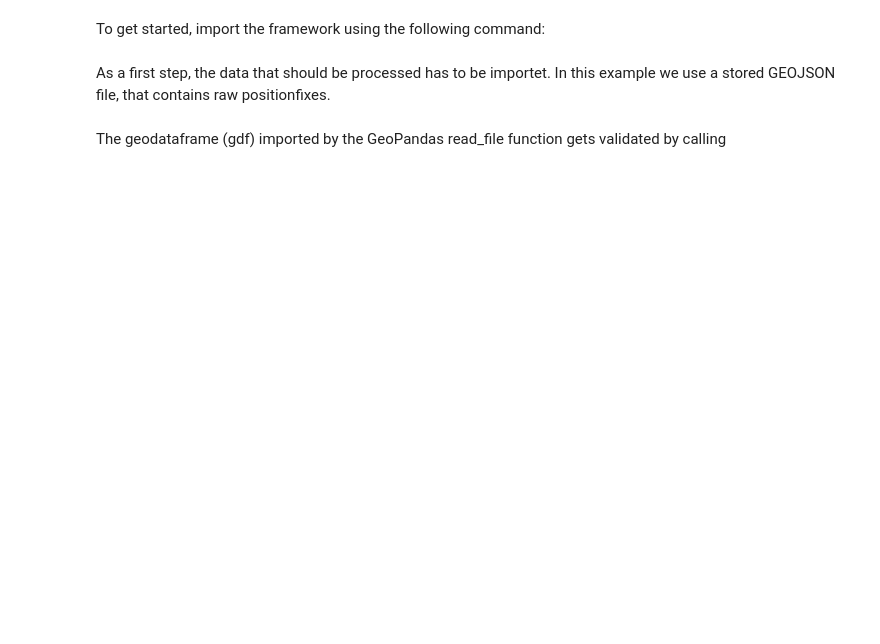
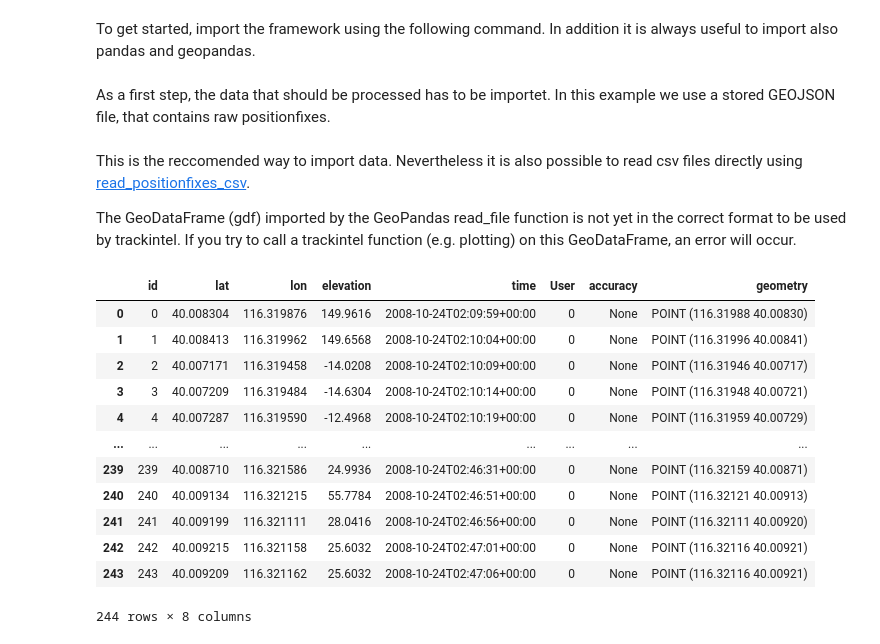
Before and after one commit to mie-lab/trackintel, a Jupyter notebook: examples/trackintel_basic_tutorial.ipynb, the cells around one changed output. Drawn from its saved outputs; the diff is of its cells as text; code cells hidden in the pictures; blank space fills up the shorter version.

```diff
--- a/examples/trackintel_basic_tutorial.ipynb
+++ b/examples/trackintel_basic_tutorial.ipynb
@@ -12,5 +12,5 @@ The details are explained in readme.md.
 # %% [markdown]
-To get started, import the framework using the following command:
+To get started, import the framework using the following command. In addition it is always useful to import also pandas and geopandas.
 # %%
 import trackintel as ti
 import geopandas as gpd
@@ -24,2 +23,22 @@ pfs = ti.io.from_geopandas.positionfixes_from_gpd(gdf)
 # %% [markdown]
-The geodataframe (gdf) imported by the GeoPandas read_file function gets validated by calling
+This is the reccomended way to import data. Nevertheless it is also possible to read csv files directly using [read_positionfixes_csv](https://trackintel.readthedocs.io/en/latest/modules/io.html#csv-file-import).
+
+The GeoDataFrame (gdf) imported by the GeoPandas read_file function is not yet in the correct format to be used by trackintel. If you try to call a trackintel function (e.g. plotting) on this GeoDataFrame, an error will occur.
+# %%
+#gdf.as_positionfixes.plot()
+
+gdf
+# %% [output]
+|  | id | lat | lon | elevation | time | User | accuracy | geometry |
+| 0 | 0 | 40.008304 | 116.319876 | 149.9616 | 2008-10-24T02:09:59+00:00 | 0 | None | POINT (116.31988 40.00830) |
+| 1 | 1 | 40.008413 | 116.319962 | 149.6568 | 2008-10-24T02:10:04+00:00 | 0 | None | POINT (116.31996 40.00841) |
+| 2 | 2 | 40.007171 | 116.319458 | -14.0208 | 2008-10-24T02:10:09+00:00 | 0 | None | POINT (116.31946 40.00717) |
+| 3 | 3 | 40.007209 | 116.319484 | -14.6304 | 2008-10-24T02:10:14+00:00 | 0 | None | POINT (116.31948 40.00721) |
+| 4 | 4 | 40.007287 | 116.319590 | -12.4968 | 2008-10-24T02:10:19+00:00 | 0 | None | POINT (116.31959 40.00729) |
+| ... | ... | ... | ... | ... | ... | ... | ... | ... |
+| 239 | 239 | 40.008710 | 116.321586 | 24.9936 | 2008-10-24T02:46:31+00:00 | 0 | None | POINT (116.32159 40.00871) |
+| 240 | 240 | 40.009134 | 116.321215 | 55.7784 | 2008-10-24T02:46:51+00:00 | 0 | None | POINT (116.32121 40.00913) |
+| 241 | 241 | 40.009199 | 116.321111 | 28.0416 | 2008-10-24T02:46:56+00:00 | 0 | None | POINT (116.32111 40.00920) |
+| 242 | 242 | 40.009215 | 116.321158 | 25.6032 | 2008-10-24T02:47:01+00:00 | 0 | None | POINT (116.32116 40.00921) |
+| 243 | 243 | 40.009209 | 116.321162 | 25.6032 | 2008-10-24T02:47:06+00:00 | 0 | None | POINT (116.32116 40.00921) |
+244 rows × 8 columns
```
Also changed, not shown: parts of 11 cells of this notebook, 2 other files.
